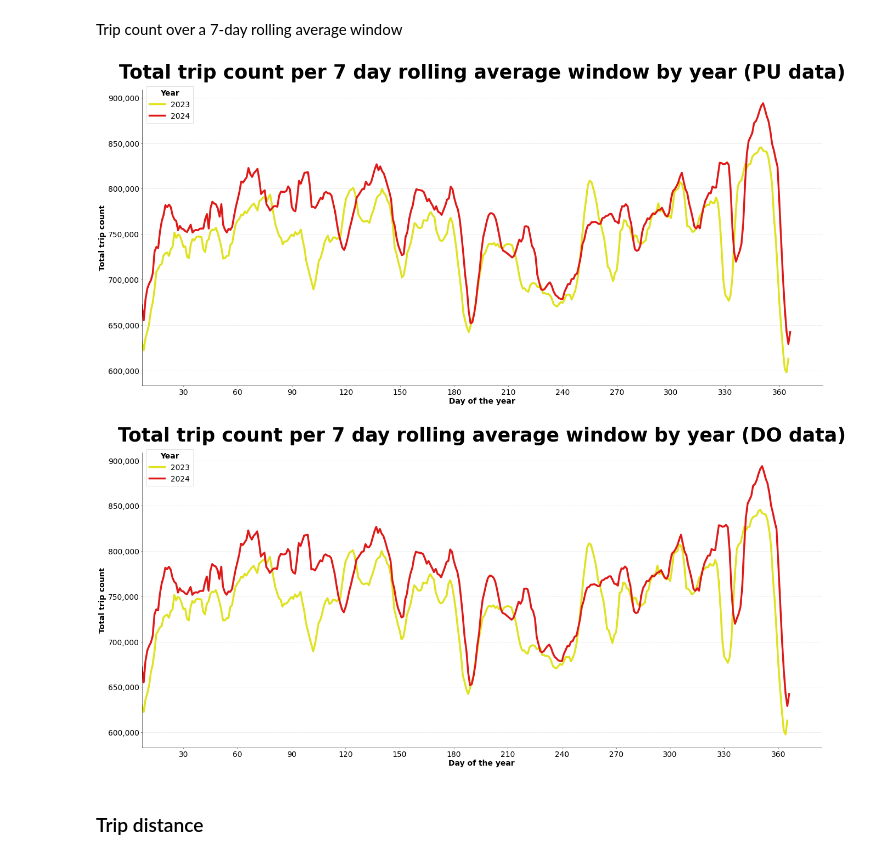
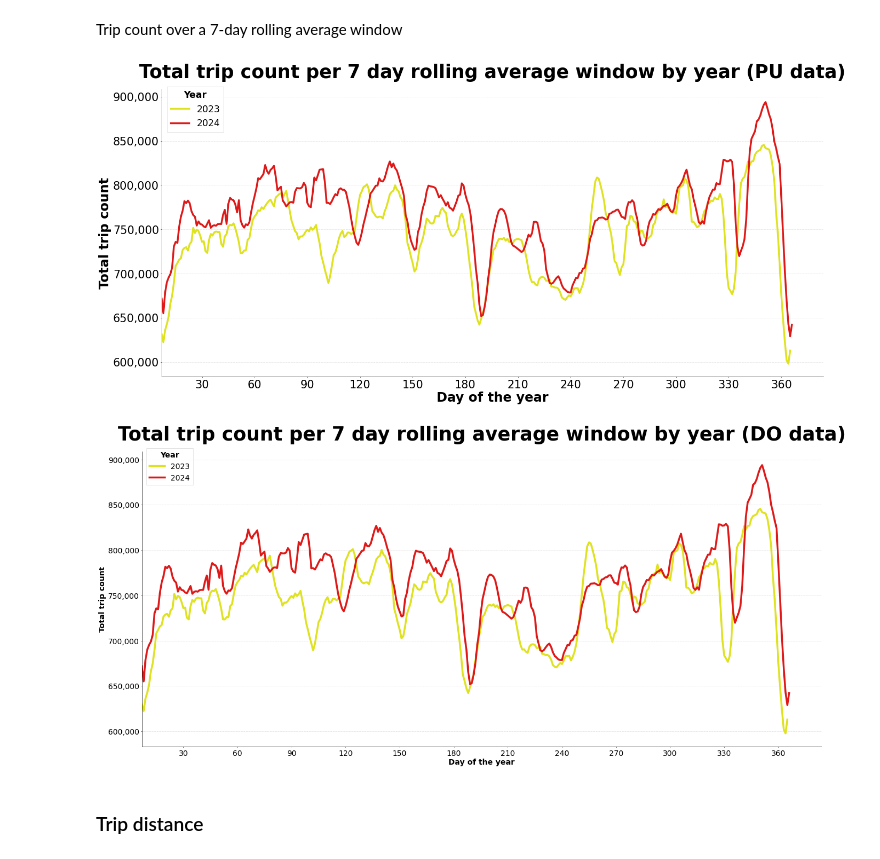
Before and after one commit to floivanhin/Bachelor-Thesis, a Jupyter notebook: Timeseries.ipynb, the cells around one changed output. Cells and saved outputs as stored; diff of their text form; code cells hidden in the pictures.

```diff
--- a/Timeseries.ipynb
+++ b/Timeseries.ipynb
@@ -109,18 +138,41 @@ plt.show()
 # %% [markdown]
 Trip count over a 7-day rolling average window
 # %%
+import matplotlib.pyplot as plt
+import pandas as pd
+import seaborn as sns
+import matplotlib.ticker as ticker
+
+# ---------------------------------------------------------
+# 1. Temporal Aggregation (Daily Volumes)
+# ---------------------------------------------------------
+# Group the hourly records by calendar date to calculate the total daily trip volumes.
+# This flattens the intra-day variance (e.g., morning vs. evening rush hours).
 daily_PUs = PUs_df.groupby(PUs_df["PUhour"].dt.date)["trip_count"].sum().reset_index()
 daily_DOs = DOs_df.groupby(DOs_df["DOhour"].dt.date)["trip_count"].sum().reset_index()
 
+# The .date extraction returns standard Python date objects;
+# reconvert them to pandas datetime objects for vectorized temporal extraction.
 daily_PUs["PUhour"] = pd.to_datetime(daily_PUs["PUhour"])
 daily_DOs["DOhour"] = pd.to_datetime(daily_DOs["DOhour"])
 
+# ---------------------------------------------------------
+# 2. Feature Extraction (Year & Day of Year)
+# ---------------------------------------------------------
+# Extract the year and the numerical day of the year (1-365) to allow
+# the 2023 and 2024 timelines to be overlaid on the exact same x-axis.
 daily_PUs["year"] = daily_PUs["PUhour"].dt.year
 daily_DOs["year"] = daily_DOs["DOhour"].dt.year
 
 daily_PUs["DayOfYear"] = daily_PUs["PUhour"].dt.dayofyear
 daily_DOs["DayOfYear"] = daily_DOs["DOhour"].dt.dayofyear
 
+# ---------------------------------------------------------
+# 3. Moving Average Smoothing
+# ---------------------------------------------------------
+# Apply a 7-day rolling average grouped by year.
+# This critical step filters out the high-frequency noise of the weekly cycle
+# (e.g., weekend demand peaks) to isolate the macro-level seasonal trajectory.
 daily_PUs["7dayAVG"] = daily_PUs.groupby(daily_PUs["PUhour"].dt.year)["trip_count"].transform(
     lambda x: x.rolling(window=7).mean()
 )
@@ -130,81 +182,95 @@ daily_DOs["7dayAVG"] = daily_DOs.groupby(daily_DOs["DOhour"].dt.year)["trip_coun
 )
 
 
+# ---------------------------------------------------------
+# 4. Visualization: Pick-Up (PU) 7-Day Rolling Average
+# ---------------------------------------------------------
 plt.figure(figsize=(32,14))
 
+# Plot the smoothed rolling average, color-coded by year
 ax = sns.lineplot(
     data=daily_PUs,
     x="DayOfYear",
     y="7dayAVG",
     hue="year",
-    palette=['#DFE21F', '#DF1818'],
+    palette=['#DFE21F', '#DF1818'], # Yellow for 2023, Red for 2024
     linewidth=5
 )
 
+# Format the y-axis with comma separators for readability
 ax.yaxis.set_major_formatter(ticker.StrMethodFormatter("{x:,.0f}"))
 
+# Configure plot aesthetics, titles, and gridlines
 plt.title("Total trip count per 7 day rolling average window by year (PU data)",
-          fontsize=50, fontweight="bold",pad=30)
-plt.grid(axis="y",linestyle="--", alpha=0.5)
-plt.xlabel("Day of the year", fontweight="bold")
-plt.ylabel("Total trip count", fontweight="bold")
-plt.xticks(range(0,366,30))
-plt.xlim(left=7)
+          fontsize=50, fontweight="bold", pad=30)
+plt.grid(axis="y", linestyle="--", alpha=0.5)
+plt.xlabel("Day of the year", fontweight="bold", fontsize=35)
+plt.ylabel("Total trip count", fontweight="bold", fontsize=35)
 
+# Set x-ticks at roughly monthly intervals (every 30 days)
+plt.xticks(range(0, 366, 30), fontsize=30)
+plt.yticks(fontsize=30)
+plt.xlim(left=7) # Start the plot at day 7 to hide the initial NaN values from the rolling window
+
+# Configure and reposition the legend
 handles, labels = ax.get_legend_handles_labels()
-
 ax.legend(
     handles=handles,
     labels=labels,
     title="Year",
-    title_fontproperties={"weight":"bold"},
+    title_fontproperties={"weight":"bold", "size":25},
     loc="upper left",
-    bbox_to_anchor=(0.001,1.025),
-    fancybox=False
+    bbox_to_anchor=(0.001, 1.025),
+    fancybox=False,
+    fontsize=25
 )
 
-
-plt.savefig("Plots\TimeSeries\TripCount\PUsTripCount7DayAVG.png",dpi=300)
+plt.savefig("Plots/TimeSeries/TripCount/PUsTripCount7DayAVG.pdf", dpi=300, bbox_inches="tight")
 plt.show()
 
 
+# ---------------------------------------------------------
+# 5. Visualization: Drop-Off (DO) 7-Day Rolling Average
+# ---------------------------------------------------------
 plt.figure(figsize=(32,14))
 
+# Plot the smoothed rolling average for Drop-Offs
 ax = sns.lineplot(
     data=daily_DOs,
     x="DayOfYear",
     y="7dayAVG",
     hue="year",
     palette=['#DFE21F', '#DF1818'],
     linewidth=5
 )
 
 ax.yaxis.set_major_formatter(ticker.StrMethodFormatter("{x:,.0f}"))
 
 plt.title("Total trip count per 7 day rolling average window by year (DO data)",
-          fontsize=50, fontweight="bold",pad=30)
-plt.grid(axis="y",linestyle="--", alpha=0.5)
+          fontsize=50, fontweight="bold", pad=30)
+plt.grid(axis="y", linestyle="--", alpha=0.5)
 plt.xlabel("Day of the year", fontweight="bold")
 plt.ylabel("Total trip count", fontweight="bold")
-plt.xticks(range(0,366,30))
+
+plt.xticks(range(0, 366, 30))
 plt.xlim(left=7)
 
 handles, labels = ax.get_legend_handles_labels()
-
 ax.legend(
     handles=handles,
     labels=labels,
     title="Year",
     title_fontproperties={"weight":"bold"},
     loc="upper left",
-    bbox_to_anchor=(0.001,1.025),
+    bbox_to_anchor=(0.001, 1.025),
     fancybox=False
 )
 
-plt.savefig("Plots\TimeSeries\TripCount\DOsTripCount7DayAVG.png",dpi=300)
+
+plt.savefig("Plots/TimeSeries/TripCount/DOsTripCount7DayAVG.pdf", dpi=300, bbox_inches="tight")
 plt.show()
 # %% [output]
-[figure, old version]
+[figure, new version]
 [figure]
 # %% [markdown]
 ### Trip distance
```
Also changed, not shown: parts of 7 cells of this notebook.
